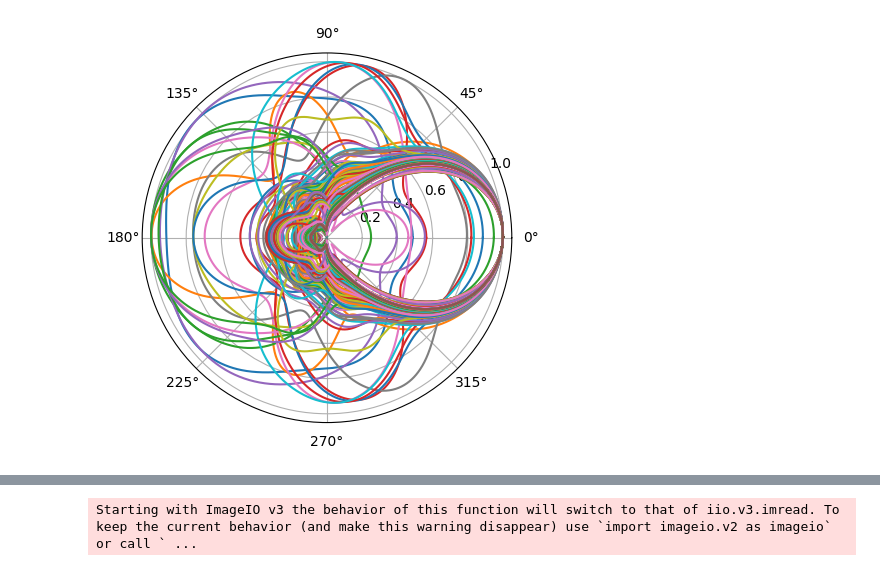
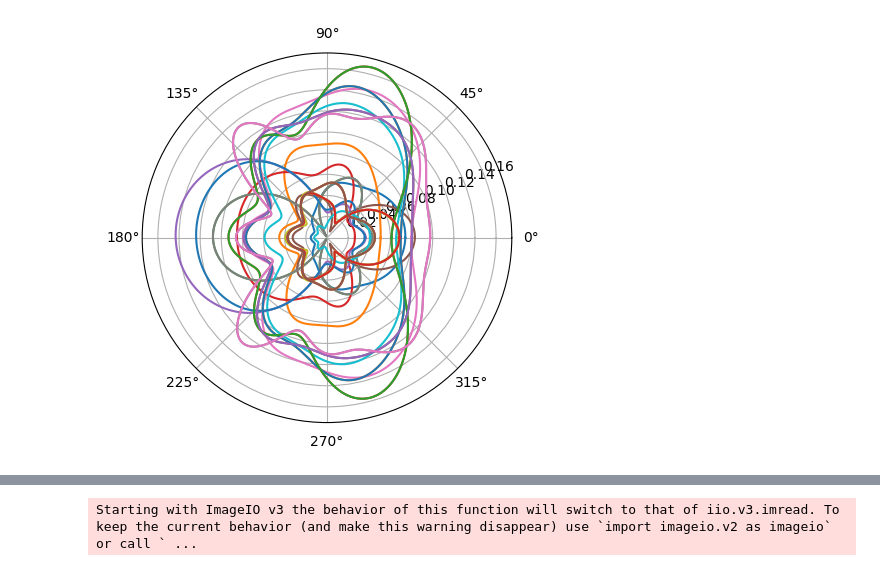
Before and after one commit to Sh4DowBurn/Method-of-Moments-for-antennas, a Jupyter notebook: genetic_alg.ipynb, the cells around one changed output, grey strips where cells are left out. Saved outputs shown, nothing was run; the diff lists cells and outputs as text; code cells hidden in the pictures.

```diff
--- a/genetic_alg.ipynb
+++ b/genetic_alg.ipynb
@@ -12,14 +12,20 @@ incident_voltage = 10
 
 delta_z = light_speed / frequency / 1e2
 
+P_0 = 0.4
+
+k_form, k_p = 1, 1
 phi = np.linspace(1e-6, 2*np.pi-1e-6, 1000)
 P = []
 fit = []
 def aim_func(phi):
     f = np.zeros(len(phi))
     for i in range (len(f)):
-        f[i] = max(0,np.sin(np.pi/2 - phi[i]))**2
+        f[i] = max(0,np.sin(np.pi/2 - phi[i]))**7
     return f
+
+
+datas = []
 
 def fitness_func(ga_instance, solution, solution_idx):
 
@@ -35,14 +41,27 @@ def fitness_func(ga_instance, solution, solution_idx):
 
     for i in range(len(element_position)-1):
         for j in range(i+1,len(element_position)):
-            if(abs(element_position[i][1] - element_position[j][1]) <= 4*max(wire_radius[i],wire_radius[j])):
+            if(abs(element_position[i][1] - element_position[j][1]) <= 10*max(wire_radius[i],wire_radius[j])):
                 fitness = 0
                 print(f'Fitness: {fitness}, Generation: {generation}, Parent Index: {solution_idx}')
                 return 0
-    P_total, phi = directional_pattern(frequency, delta_z, incident_voltage, element_position, element_length, wire_radius, source_position)[7:9]
-    fitness = np.dot(aim_func(phi), P_total/np.max(P_total)) / np.linalg.norm(aim_func(phi)) / np.linalg.norm(P_total/np.max(P_total))
-    plt.polar(phi, P_total/np.max(P_total))
 
+    R, _, _, _, _, current, _, P_total, phi = directional_pattern (frequency, delta_z, incident_voltage, element_position, element_length, wire_radius, source_position)
+
+    data = {
+        'element_position': element_position,
+        'element_length': element_length,
+        'wire_radius': wire_radius,
+        'source_position': source_position,
+        'currents': current,
+        'R': R
+    }
+    datas.append(data)
+
+    fit_form = np.dot(aim_func(phi), P_total/np.max(P_total)) / np.linalg.norm(aim_func(phi)) / np.linalg.norm(P_total/np.max(P_total))
+    fit_p = np.clip(np.exp(P_total[0]/P_0) - 1, 0, 1)
+    fitness = k_form * fit_form + k_p * fit_p
+    plt.polar(phi, P_total)
     print(f'Fitness: {fitness}, Generation: {generation}, Parent Index: {solution_idx}')
     P.append(P_total)
     fit.append(fitness)
@@ -50,7 +69,7 @@ def fitness_func(ga_instance, solution, solution_idx):
 
 num_elements = 8
 
-num_generations = 50
+num_generations = 2
 num_parents_mating = 2
 sol_per_pop = 10
 num_genes = 2 * num_elements
@@ -77,42 +96,55 @@ def mutation_func(offspring, ga_instance):
         chance_of_mutation = np.random.uniform(-1,1)
         fitness_values = ga_instance.last_generation_fitness
         fitness_value = fitness_values[chromosome_idx]
-        if fitness_value >= 0.97:
+        if fitness_value >= 1.9:
+            for gene_idx in range(offspring.shape[1]):
+                chance_of_mutation = np.random.uniform(-1,1)
+                if chance_of_mutation >= 0.5 :
+                    if gene_idx < num_elements:
+                        mutation_value = np.random.uniform(-max_pos/70, max_pos/70)
+                        offspring[chromosome_idx, gene_idx] += mutation_value
+                        offspring[chromosome_idx, gene_idx] = np.clip(offspring[chromosome_idx, gene_idx], min_pos, max_pos)
+                    else :
+                        mutation_value = np.random.uniform(-max_length/70, max_length/70)
+                        offspring[chromosome_idx, gene_idx] += mutation_value
+                        offspring[chromosome_idx, gene_idx] = np.clip(offspring[chromosome_idx, gene_idx], min_length, max_length)
+
+        elif fitness_value >= 1.7:
             for gene_idx in range(offspring.shape[1]):
                 chance_of_mutation = np.random.uniform(-1,1)
                 if chance_of_mutation >= 0.8 :
                     if gene_idx < num_elements:
-                        mutation_value = np.random.uniform(-max_pos/250, max_pos/250)
+                        mutation_value = np.random.uniform(-max_pos/70, max_pos/70)
                         offspring[chromosome_idx, gene_idx] += mutation_value
                         offspring[chromosome_idx, gene_idx] = np.clip(offspring[chromosome_idx, gene_idx], min_pos, max_pos)
                     else :
-                        mutation_value = np.random.uniform(-max_length/250, max_length/250)
+                        mutation_value = np.random.uniform(-max_length/70, max_length/70)
                         offspring[chromosome_idx, gene_idx] += mutation_value
                         offspring[chromosome_idx, gene_idx] = np.clip(offspring[chromosome_idx, gene_idx], min_length, max_length)
 
-        elif fitness_value >= 0.95:
+        elif fitness_value >= 1.5:
             for gene_idx in range(offspring.shape[1]):
                 chance_of_mutation = np.random.uniform(-1,1)
                 if chance_of_mutation >= 0.9 :
                     if gene_idx < num_elements:
-                        mutation_value = np.random.uniform(-max_pos/100, max_pos/100)
+                        mutation_value = np.random.uniform(-max_pos/64, max_pos/64)
                         offspring[chromosome_idx, gene_idx] += mutation_value
                         offspring[chromosome_idx, gene_idx] = np.clip(offspring[chromosome_idx, gene_idx], min_pos, max_pos)
                     else :
-                        mutation_value = np.random.uniform(-max_length/100, max_length/100)
+                        mutation_value = np.random.uniform(-max_length/64, max_length/64)
                         offspring[chromosome_idx, gene_idx] += mutation_value
                         offspring[chromosome_idx, gene_idx] = np.clip(offspring[chromosome_idx, gene_idx], min_length, max_length)
 
-        elif fitness_value >= 0.925:
+        elif fitness_value >= 1.3:
             for gene_idx in range(offspring.shape[1]):
                 chance_of_mutation = np.random.uniform(-1,1)
                 if chance_of_mutation >= 0.75 :
                     if gene_idx < num_elements:
-                        mutation_value = np.random.uniform(-max_pos/50, max_pos/50)
+                        mutation_value = np.random.uniform(-max_pos/32, max_pos/32)
                         offspring[chromosome_idx, gene_idx] += mutation_value
                         offspring[chromosome_idx, gene_idx] = np.clip(offspring[chromosome_idx, gene_idx], min_pos, max_pos)
                     else :
-                        mutation_value = np.random.uniform(-max_length/50, max_length/50)
+                        mutation_value = np.random.uniform(-max_length/32, max_length/32)
                         offspring[chromosome_idx, gene_idx] += mutation_value
                         offspring[chromosome_idx, gene_idx] = np.clip(offspring[chromosome_idx, gene_idx], min_length, max_length)
                 if chance_of_mutation <= -0.9 :
@@ -122,16 +154,16 @@ def mutation_func(offspring, ga_instance):
                         offspring[chromosome_idx, gene_idx] = np.clip(offspring[chromosome_idx, gene_idx], min_pos, max_pos)
 
 
-        elif fitness_value >= 0.90:
+        elif fitness_value >= 1.1:
             for gene_idx in range(offspring.shape[1]):
                 chance_of_mutation = np.random.uniform(-1,1)
                 if chance_of_mutation >= 0.7 :
                     if gene_idx < num_elements:
-                        mutation_value = np.random.uniform(-max_pos/35, max_pos/35)
+                        mutation_value = np.random.uniform(-max_pos/16, max_pos/16)
                         offspring[chromosome_idx, gene_idx] += mutation_value
                         offspring[chromosome_idx, gene_idx] = np.clip(offspring[chromosome_idx, gene_idx], min_pos, max_pos)
                     else :
-                        mutation_value = np.random.uniform(-max_length/35, max_length/35)
+                        mutation_value = np.random.uniform(-max_length/16, max_length/16)
                         offspring[chromosome_idx, gene_idx] += mutation_value
                         offspring[chromosome_idx, gene_idx] = np.clip(offspring[chromosome_idx, gene_idx], min_length, max_length)
                 if chance_of_mutation <= -0.7 :
@@ -140,21 +172,21 @@ def mutation_func(offspring, ga_instance):
                         offspring[chromosome_idx, gene_idx] += mutation_value
                         offspring[chromosome_idx, gene_idx] = np.clip(offspring[chromosome_idx, gene_idx], min_pos, max_pos)
 
-        elif fitness_value >= 0.80:
+        elif fitness_value >= 0.9:
             for gene_idx in range(offspring.shape[1]):
                 chance_of_mutation = np.random.uniform(-1,1)
                 if chance_of_mutation >= 0.7 :
                     if gene_idx < num_elements:
-                        mutation_value = np.random.uniform(-max_pos/20, max_pos/20)
+                        mutation_value = np.random.uniform(-max_pos/8, max_pos/8)
                         offspring[chromosome_idx, gene_idx] += mutation_value
                         offspring[chromosome_idx, gene_idx] = np.clip(offspring[chromosome_idx, gene_idx], min_pos, max_pos)
                     else :
-                        mutation_value = np.random.uniform(-max_length/20, max_length/20)
+                        mutation_value = np.random.uniform(-max_length/8, max_length/8)
                         offspring[chromosome_idx, gene_idx] += mutation_value
                         offspring[chromosome_idx, gene_idx] = np.clip(offspring[chromosome_idx, gene_idx], min_length, max_length)
                 elif chance_of_mutation <= -0.95 :
                     if gene_idx < num_elements:
-                        mutation_value = np.random.uniform(-max_pos/10, max_pos/10)
+                        mutation_value = np.random.uniform(-max_pos/4, max_pos/4)
                         offspring[chromosome_idx, gene_idx] += mutation_value
                         offspring[chromosome_idx, gene_idx] = np.clip(offspring[chromosome_idx, gene_idx], min_pos, max_pos)
 
@@ -163,11 +195,11 @@ def mutation_func(offspring, ga_instance):
                 chance_of_mutation = np.random.uniform(-1,1)
                 if chance_of_mutation >= 0.7 :
                     if gene_idx < num_elements:
-                        mutation_value = np.random.uniform(-max_pos/10, max_pos/10)
+                        mutation_value = np.random.uniform(-max_pos/4, max_pos/4)
                         offspring[chromosome_idx, gene_idx] += mutation_value
                         offspring[chromosome_idx, gene_idx] = np.clip(offspring[chromosome_idx, gene_idx], min_pos, max_pos)
                     else :
-                        mutation_value = np.random.uniform(-max_length/10, max_length/10)
+                        mutation_value = np.random.uniform(-max_length/4, max_length/4)
                         offspring[chromosome_idx, gene_idx] += mutation_value
                         offspring[chromosome_idx, gene_idx] = np.clip(offspring[chromosome_idx, gene_idx], min_length, max_length)
 
@@ -198,4 +230,7 @@ ga_instance.run()
 solution, solution_fitness, solution_idx = ga_instance.best_solution()
 print("Лучшее решение:", solution)
 print("Оценка лучшего решения:", solution_fitness)
+
+datas = np.array(datas)
+np.save('data.npy', datas)
 # %% [output]
@@ -219,4 +255,4 @@ Fitness: 0.8813835773983352, Generation: 1, Parent Index: 3
-[figure, old version]
+[figure, new version]
 # %%
 delta_z = light_speed / frequency / 5e2
 element_position = np.zeros((num_elements, 3))
```
Also changed, not shown: parts of 8 cells of this notebook, 4 other files.
